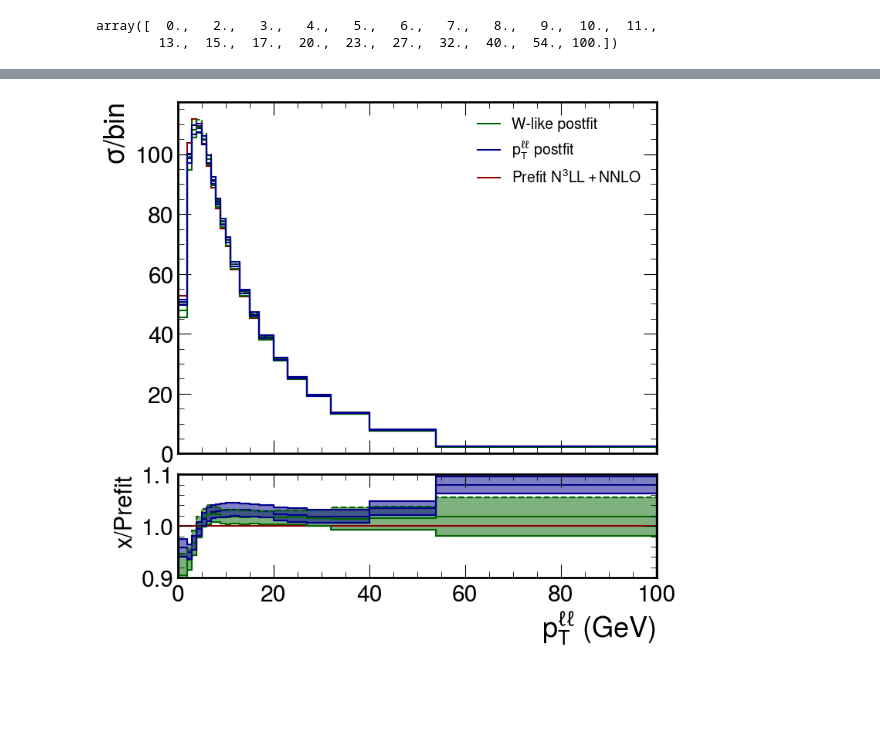
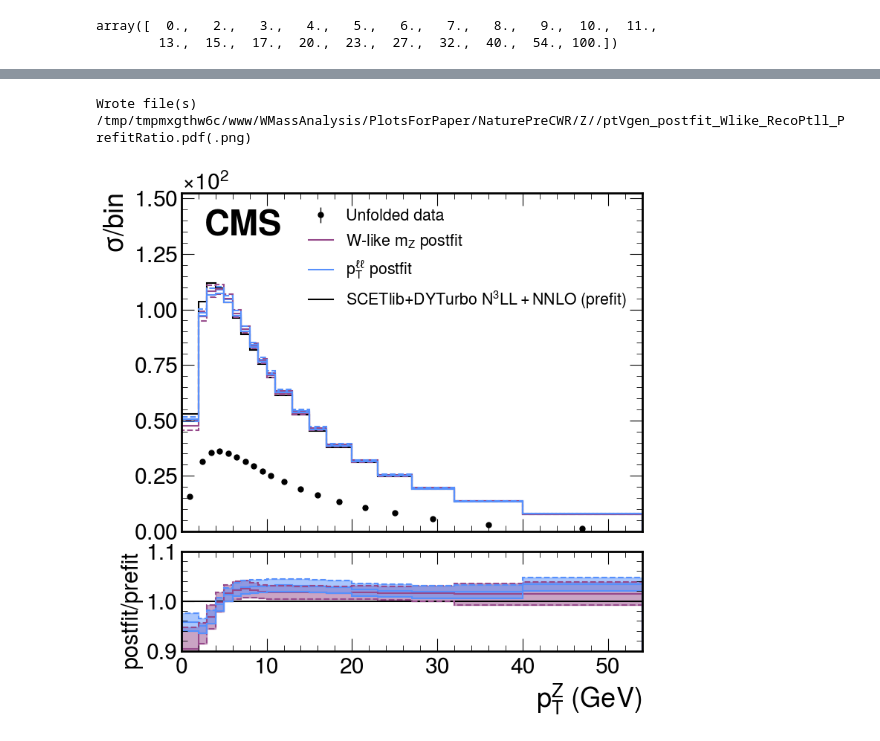
Before and after one commit to kdlong/WRemnants, a Jupyter notebook: notebooks/unblindedPostfitGen.ipynb, the cells around one changed output, grey strips where cells are left out. Saved outputs shown, nothing was run; the diff lists cells and outputs as text; code cells hidden in the pictures; blank space fills up the shorter version.

Commit message:
Summary plot improvements

```diff
--- a/notebooks/unblindedPostfitGen.ipynb
+++ b/notebooks/unblindedPostfitGen.ipynb
@@ -16,3 +18,5 @@ def hist_to_up_down_unc(h):
     hup = hh.addHists(h, hunc)
     hdown = hh.addHists(h, hunc, scale2=-1)
     return hup, hdown
+# %%
+unfolding_inc_data = pickle.load(open("/scratch/submit/cms/kdlong/CombineStudies/Unfolding/ZMassDilepton_ptll_yll_Data//results_unfolded.pkl", "rb"))
@@ -19,5 +27,5 @@ def hist_to_up_down_unc(h):
 # %%
-unfolding_inc_data = pickle.load(open("/scratch/submit/cms/kdlong/CombineStudies/Unfolding/ZMassDilepton_ptll_inclusive_ptV1GeV/results_unfolded.pkl", "rb"))
-#unfolding_inch = unfolding_inc["results"]["pmaskedexp"]["chan_13TeV"]["Z"]["hist_ptVGen"]
+#unfolding_inc_data = pickle.load(open("/scratch/submit/cms/kdlong/CombineStudies/Unfolding/ZMassDilepton_ptll_yll_UnblindedData//results_unfolded.pkl", "rb"))
+unfolding_inch = unfolding_inc_data["results"]["pmaskedexp"]["chan_13TeV"]["Z"]["hist_ptVGen"]
 #unfolding_inc_datah = unfolding_inc_data["results"]["sumpois"]["chan_13TeV"]["Z"]["hist_ptVGen"]
-unfolding_inc_datah = unfolding_inc_data["results"]["pmaskedexp"]["chan_13TeV"]["Z"]["hist_ptVGen"]
+#unfolding_inc_datah = unfolding_inc_data["results"]["pmaskedexp"]["chan_13TeV"]["Z"]["hist_ptVGen"]
@@ -46,7 +58,7 @@ array([  0.,   2.,   3.,   4.,   5.,   6.,   7.,   8.,   9.,  10.,  11.,
         13.,  15.,  17.,  20.,  23.,  27.,  32.,  40.,  54., 100.])
 # %%
 #out = "/eos/user/k/kelong/www/WMassAnalysis/2024Aug_Unblinded/"
-out = "/eos/user/c/cmsmwbot/www/WMassAnalysis/PlotsForPaper/V2/"
+out = "/eos/user/c/cmsmwbot/www/WMassAnalysis/PlotsForPaper/NaturePreCWR/"
 # %%
 fig = plot_tools.makePlotWithRatioToRef(
                 hists=[
@@ -97,47 +111,55 @@ output_tools.copy_to_eos(outdir, out, "Z", deleteFullTmp=True)
 # %%
 fig = plot_tools.makePlotWithRatioToRef(
-                hists=[
+                hists=[x[:54j] for x in [
                     gen_inc,
                     n3p0ll_ptlldatafith,
                     n3p0ll_wlikefith,
+                    unfolding_inch,
                     wlikeup,
                     wlikedown,
                     ptllup,
                     ptlldown,
-                ],
+                ]],
                 labels=[
-                        r"Prefit N$^{3}LL+NNLO$",
+                        r"SCETlib+DYTurbo N$^{3}LL+NNLO$ (prefit)",
                         r"$p_{T}^{\ell\ell}$ postfit",
-                        r"W-like postfit",
+                        r"W-like $m_{Z}$ postfit",
+                        "Unfolded data",
                         "", "",
                         "", "",
                        ],
                 colors=[
-                        "darkred",
-                        "darkblue",
-                        "darkgreen",
-                        "darkgreen",
-                        "darkgreen",
-                        "darkblue",
-                        "darkblue",
+                        "black",
+                        "#5790FC",
+                        "#964A8B",
+                        "black",
+                        "#964A8B",
+                        "#964A8B",
+                        "#5790FC",
+                        "#5790FC",
                        ],
-                linestyles=["solid"]*3+["dashed"],#+["solid"]*2,
-                xlabel="p$_{T}^{\ell\ell}$ (GeV)",
+                linestyles=["solid",]*3+["dashed"]*4,
+                xlabel="p$_{T}^{Z}$ (GeV)",
                 ylabel="$\sigma$/bin",
-                rlabel=r"x/Prefit",
+                rlabel=r"postfit/prefit",
                 rrange=[0.9, 1.1],
                 nlegcols=1,
+                legtext_size=22,
+                yscale=1.3,
                 xlim=None, binwnorm=1.0, baseline=True,
                 yerr=False,
                 fill_between=4,
+                cms_label=" ",
+                dataIdx=3,
 )
 outdir = output_tools.make_plot_dir(out, "Z", eoscp=True)
 name = "ptVgen_postfit_Wlike_RecoPtll_PrefitRatio"
 plot_tools.save_pdf_and_png(outdir, name)
 plot_tools.write_index_and_log(outdir, name)
 output_tools.copy_to_eos(outdir, out, "Z", deleteFullTmp=True)
 # %% [output]
+Wrote file(s) /tmp/tmpmxgthw6c/www/WMassAnalysis/PlotsForPaper/NaturePreCWR/Z//ptVgen_postfit_Wlike_RecoPtll_PrefitRatio.pdf(.png)
-[figure, old version]
+[figure, new version]
 # %%
 gen_inc_w = input_tools.read_all_and_scale("/scratch/submit/cms/wmass/histmaker_output_Aug19_fe51c5b/w_z_gen_dists_scetlib_dyturboCorr_maxFiles_m1_helicity_theorynom.hdf5", ["WminusmunuPostVFP", "WplusmunuPostVFP"], ["nominal_gen"])[0].project("ptVgen")[:100j]
 # %%
```
Also changed, not shown: parts of 11 cells of this notebook, 3 other files.
